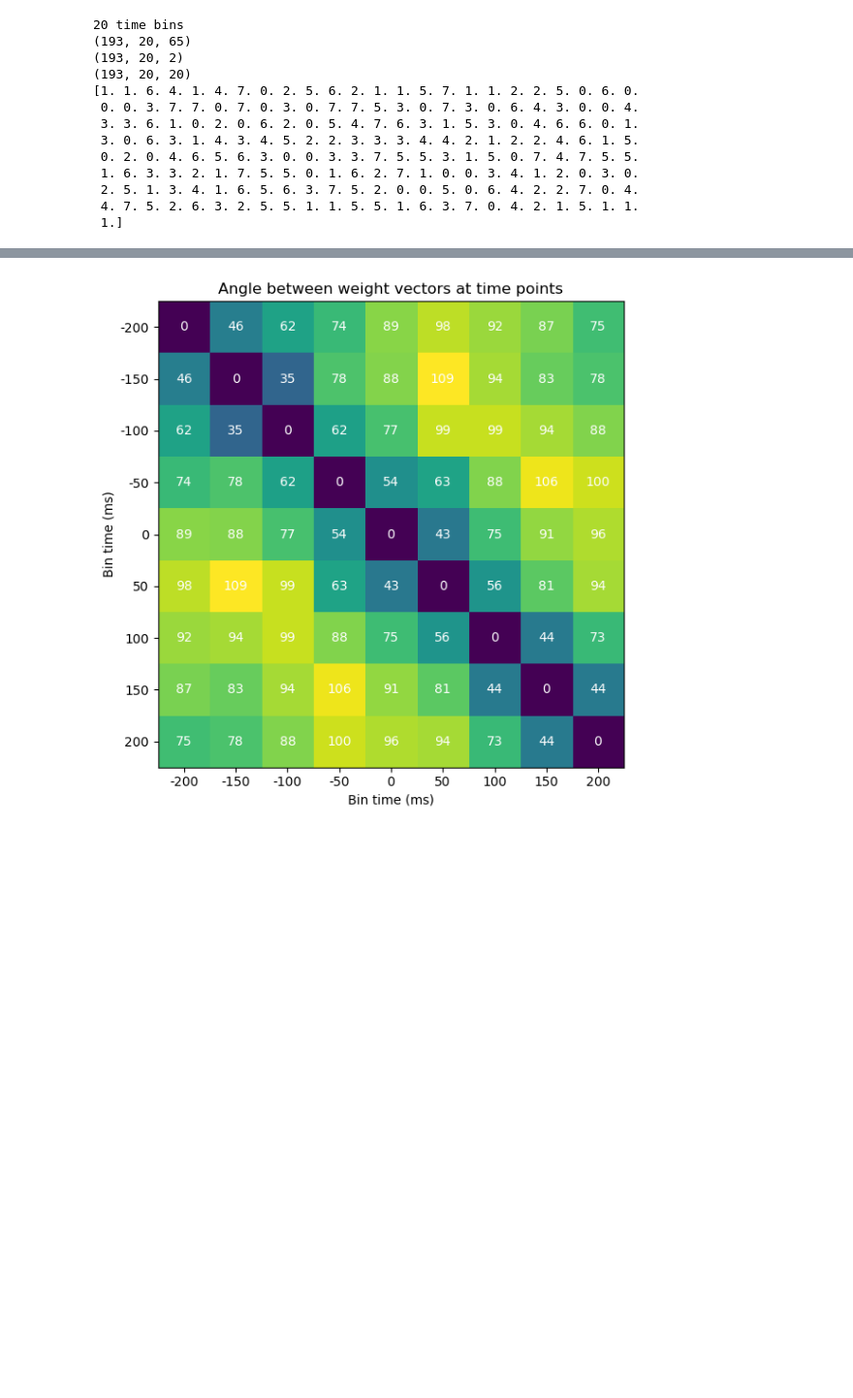
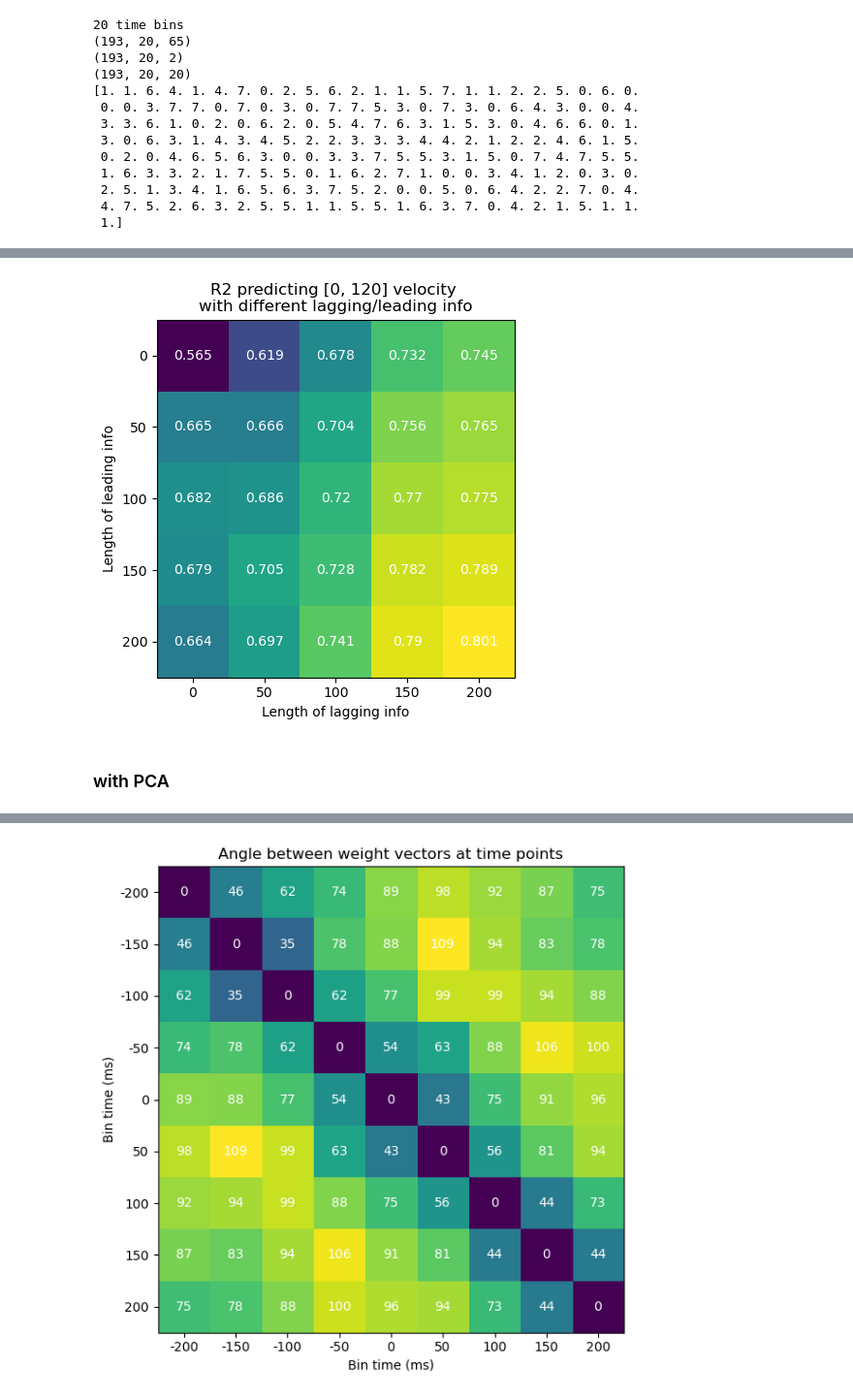
Before and after one commit to sherryxinyuean/area2_population_analysis, a Jupyter notebook: area2_bump-step0(act).ipynb, the cells around one changed output, grey strips where cells are left out. Shown: that part at 97% size. Drawn from its saved outputs; the diff is of its cells as text; code cells hidden in the pictures; blank space fills up the shorter version.

```diff
--- a/area2_bump-step0(act).ipynb
+++ b/area2_bump-step0(act).ipynb
@@ -1186,0 +1279,23 @@ print(cond_dict)
+# %%
+fig, ax = plt.subplots()
+im = ax.imshow(early_multi_R2s)
+ax.set_xlabel('Length of lagging info')
+ax.set_ylabel('Length of leading info')
+
+ax.set_xticks(np.arange(len(t_after_range)))
+ax.set_yticks(np.arange(len(t_before_range)))
+ax.set_xticklabels(labels=t_after_range)
+ax.set_yticklabels(labels=t_before_range)
+
+ax.set_title("R2 predicting [0, 120] velocity \nwith different lagging/leading info")
+fig.tight_layout()
+
+for i in range(len(t_before_range)):
+    for j in range(len(t_after_range)):
+        text = ax.text(j, i, str(int(early_multi_R2s[i, j]*1000)/1000),
+                       ha="center", va="center", color="w")
+plt.show()
+# %% [output]
+[figure, added]
+# %% [markdown]
+### with PCA
```
Also changed, not shown: parts of 14 cells of this notebook, 1 other file.
